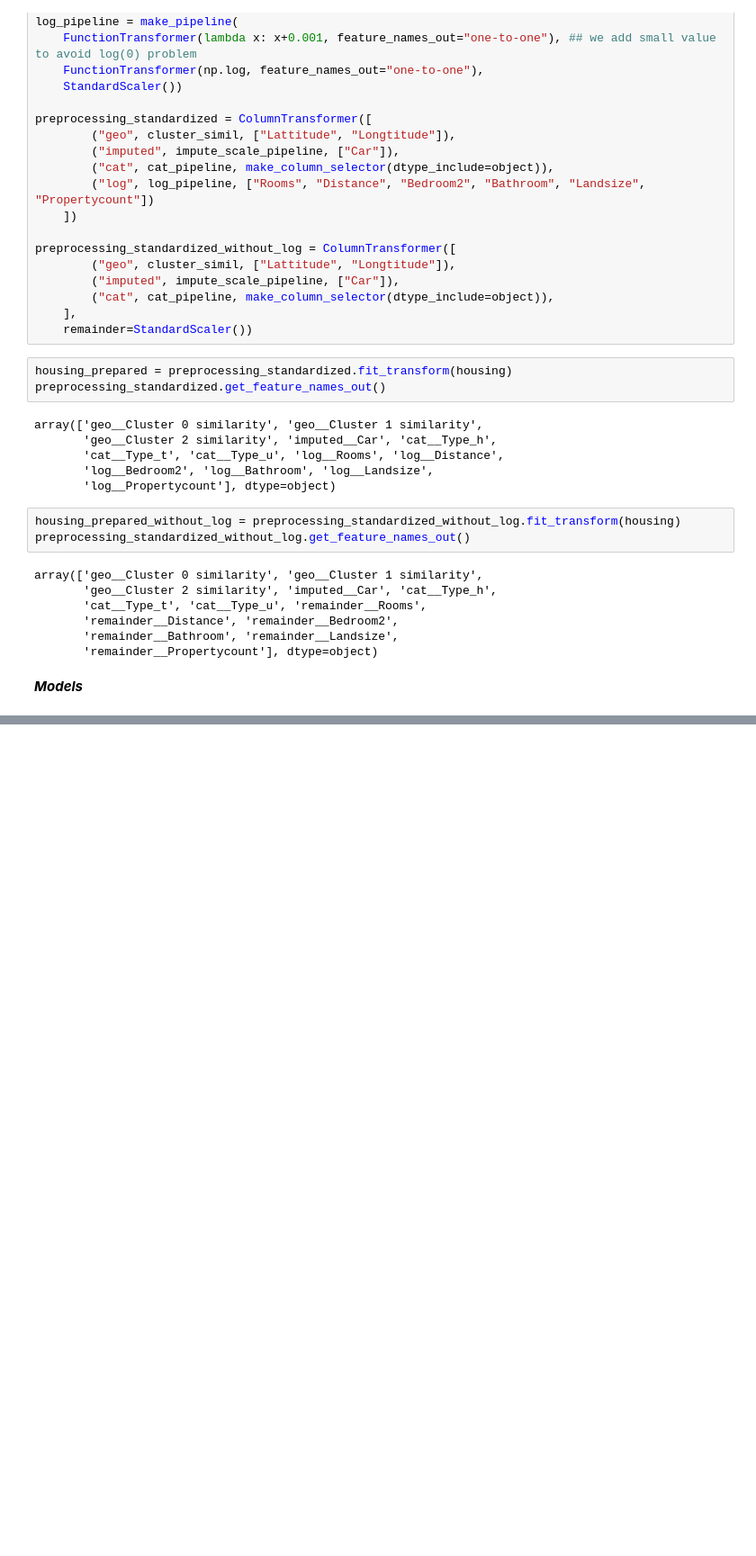
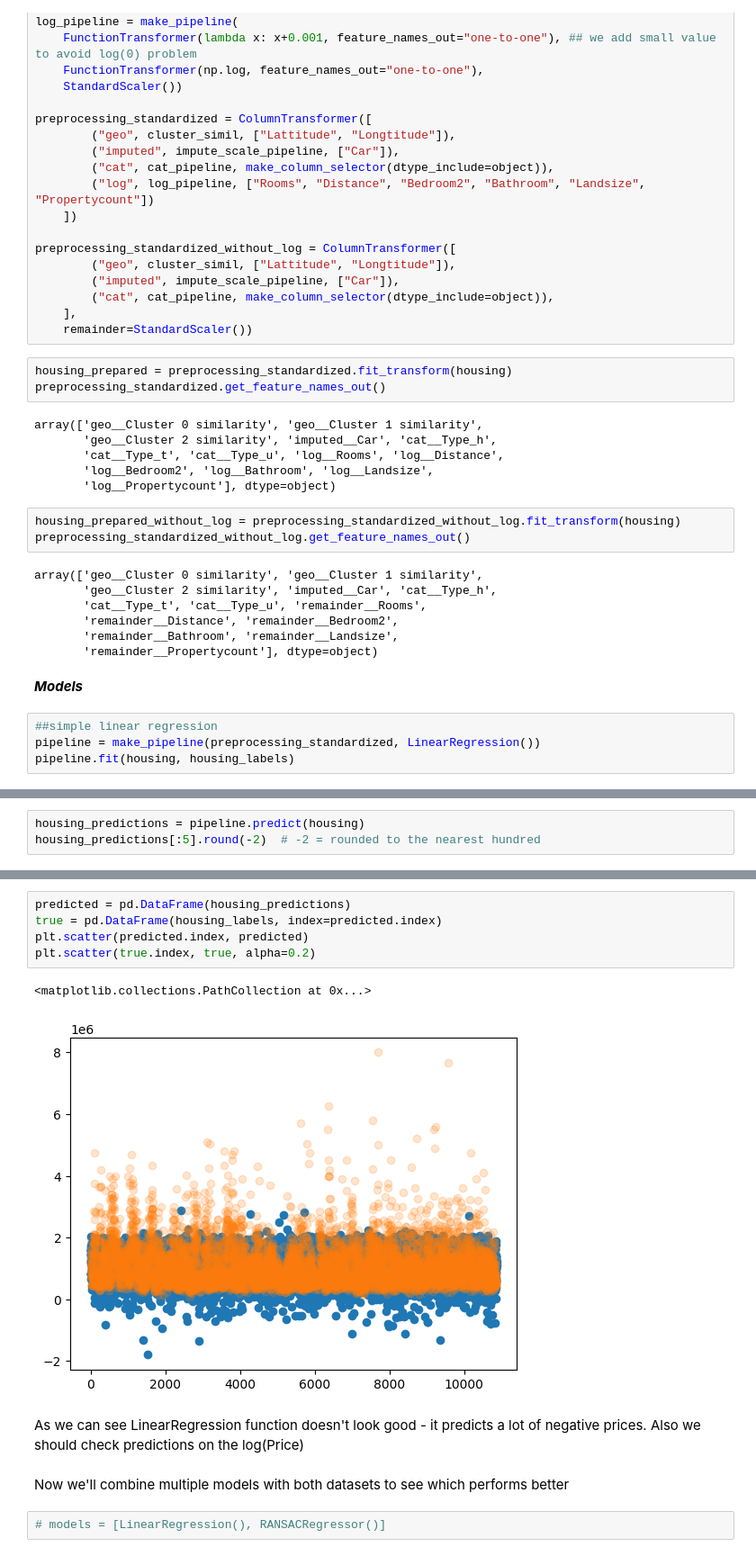
Before and after one commit to dankoz1999/regression, a Jupyter notebook: test.ipynb, the cells around one changed output, grey strips where cells are left out. Shown at 90% size. Saved outputs shown, nothing was run; the diff lists cells and outputs as text; blank space fills up the shorter version.

Commit message:
new plots and conclusions

```diff
--- a/test.ipynb
+++ b/test.ipynb
@@ -307,3 +308,7 @@ array(['geo__Cluster 0 similarity', 'geo__Cluster 1 similarity',
        'remainder__Propertycount'], dtype=object)
 # %% [markdown]
 ***Models***
+# %%
+##simple linear regression
+pipeline = make_pipeline(preprocessing_standardized, LinearRegression())
+pipeline.fit(housing, housing_labels)
@@ -309,0 +333,3 @@ array(['geo__Cluster 0 similarity', 'geo__Cluster 1 similarity',
+# %%
+housing_predictions = pipeline.predict(housing)
+housing_predictions[:5].round(-2)  # -2 = rounded to the nearest hundred
@@ -309,0 +361,14 @@ array(['geo__Cluster 0 similarity', 'geo__Cluster 1 similarity',
+# %%
+predicted = pd.DataFrame(housing_predictions)
+true = pd.DataFrame(housing_labels, index=predicted.index)
+plt.scatter(predicted.index, predicted)
+plt.scatter(true.index, true, alpha=0.2)
+# %% [output]
+<matplotlib.collections.PathCollection at 0x...>
+[figure, added]
+# %% [markdown]
+As we can see LinearRegression function doesn't look good - it predicts a lot of negative prices. Also we should check predictions on the log(Price)
+# %% [markdown]
+Now we'll combine multiple models with both datasets to see which performs better
+# %%
+# models = [LinearRegression(), RANSACRegressor()]
```
Also changed, not shown: parts of 6 cells of this notebook.
